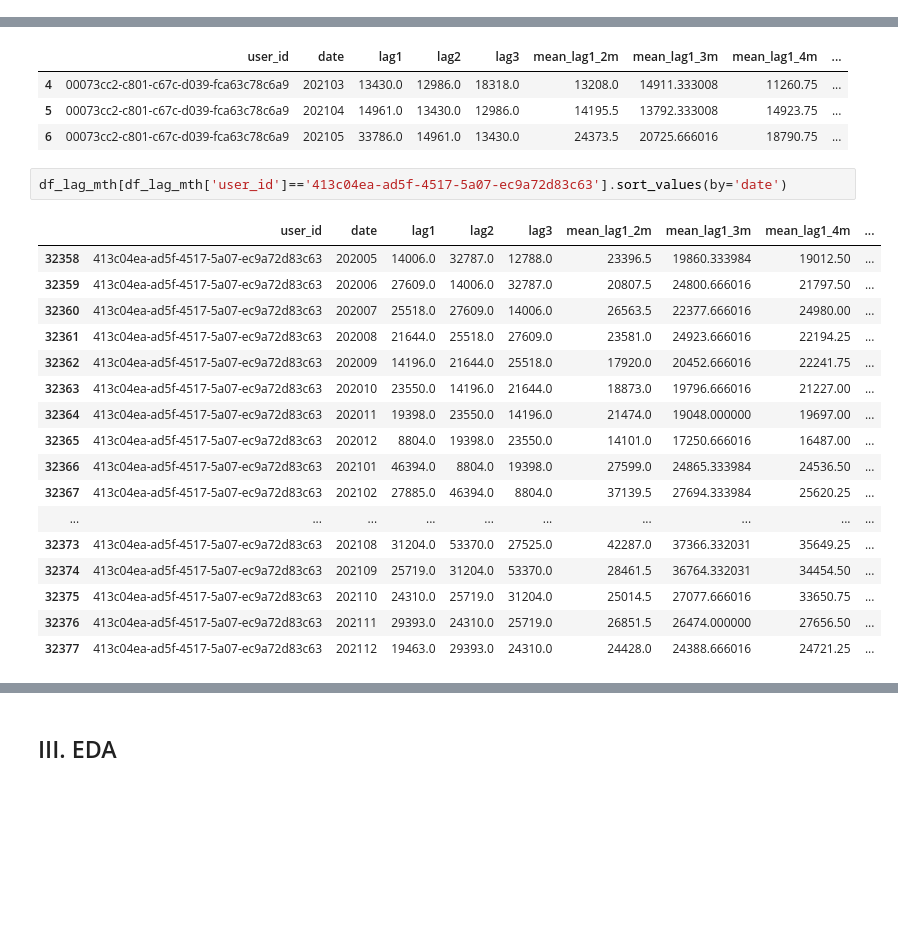
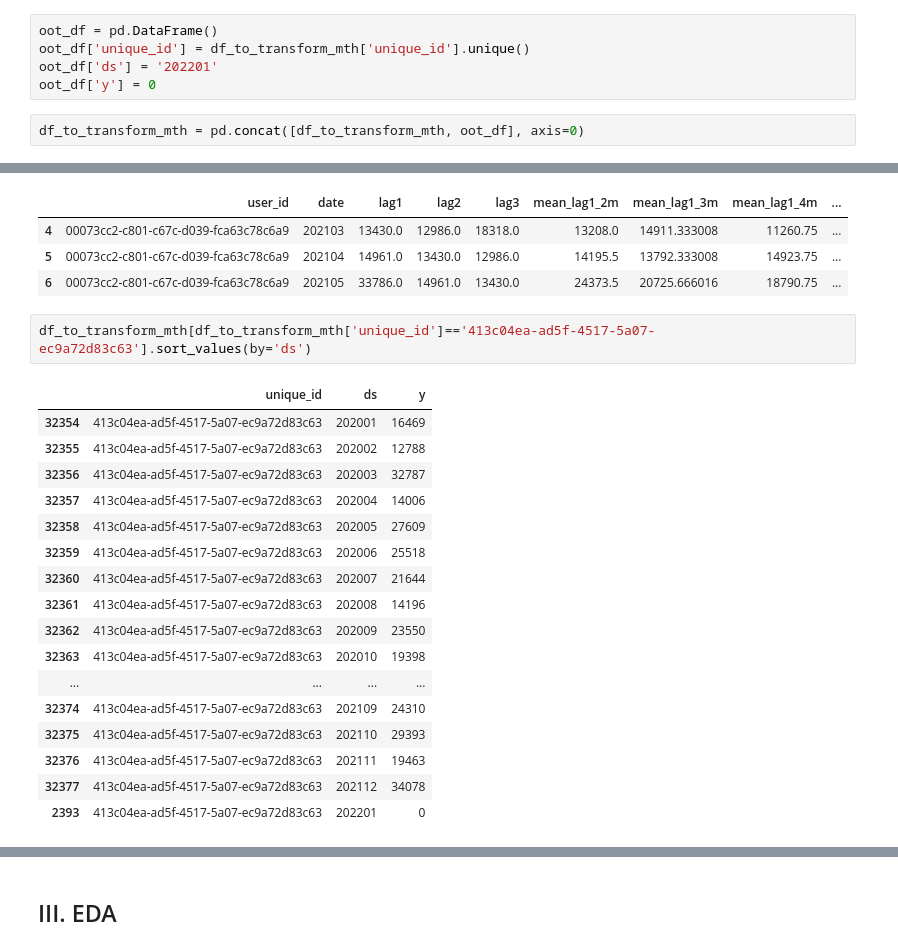
Before and after one commit to Nampq281/ts_demand_sale_forecast, a Jupyter notebook: model_run.ipynb, the cells around one changed output, grey strips where cells are left out. Drawn from its saved outputs; the diff is of its cells as text; blank space fills up the shorter version.

```diff
--- a/model_run.ipynb
+++ b/model_run.ipynb
@@ -380,6 +365,13 @@ df_to_transform_mth['ym'] = df_to_transform_mth['ds'].apply(lambda row: dt.strft
 df_to_transform_mth = df_to_transform_mth.groupby(['unique_id', 'ym'])['y'].sum().reset_index()
 # %%
 df_to_transform_mth.columns = ['unique_id',	'ds', 'y']
+# %%
+oot_df = pd.DataFrame()
+oot_df['unique_id'] = df_to_transform_mth['unique_id'].unique()
+oot_df['ds'] = '202201'
+oot_df['y'] = 0
+# %%
+df_to_transform_mth = pd.concat([df_to_transform_mth, oot_df], axis=0)
 # %%
 df_to_transform_mth.info()
 # %% [output]
@@ -446,22 +434,22 @@ df_lag_mth.head(3)
 | 5 | 00073cc2-c801-c67c-d039-fca63c78c6a9 | 202104 | 14961.0 | 13430.0 | 12986.0 | 14195.5 | 13792.333008 | 14923.75 | ... |
 | 6 | 00073cc2-c801-c67c-d039-fca63c78c6a9 | 202105 | 33786.0 | 14961.0 | 13430.0 | 24373.5 | 20725.666016 | 18790.75 | ... |
 # %%
-df_lag_mth[df_lag_mth['user_id']=='413c04ea-ad5f-4517-5a07-ec9a72d83c63'].sort_values(by='date')
+df_to_transform_mth[df_to_transform_mth['unique_id']=='413c04ea-ad5f-4517-5a07-ec9a72d83c63'].sort_values(by='ds')
 # %% [output]
-|  | user_id | date | lag1 | lag2 | lag3 | mean_lag1_2m | mean_lag1_3m | mean_lag1_4m | ... |
-| 32358 | 413c04ea-ad5f-4517-5a07-ec9a72d83c63 | 202005 | 14006.0 | 32787.0 | 12788.0 | 23396.5 | 19860.333984 | 19012.50 | ... |
-| 32359 | 413c04ea-ad5f-4517-5a07-ec9a72d83c63 | 202006 | 27609.0 | 14006.0 | 32787.0 | 20807.5 | 24800.666016 | 21797.50 | ... |
-| 32360 | 413c04ea-ad5f-4517-5a07-ec9a72d83c63 | 202007 | 25518.0 | 27609.0 | 14006.0 | 26563.5 | 22377.666016 | 24980.00 | ... |
-| 32361 | 413c04ea-ad5f-4517-5a07-ec9a72d83c63 | 202008 | 21644.0 | 25518.0 | 27609.0 | 23581.0 | 24923.666016 | 22194.25 | ... |
-| 32362 | 413c04ea-ad5f-4517-5a07-ec9a72d83c63 | 202009 | 14196.0 | 21644.0 | 25518.0 | 17920.0 | 20452.666016 | 22241.75 | ... |
-| 32363 | 413c04ea-ad5f-4517-5a07-ec9a72d83c63 | 202010 | 23550.0 | 14196.0 | 21644.0 | 18873.0 | 19796.666016 | 21227.00 | ... |
-| 32364 | 413c04ea-ad5f-4517-5a07-ec9a72d83c63 | 202011 | 19398.0 | 23550.0 | 14196.0 | 21474.0 | 19048.000000 | 19697.00 | ... |
-| 32365 | 413c04ea-ad5f-4517-5a07-ec9a72d83c63 | 202012 | 8804.0 | 19398.0 | 23550.0 | 14101.0 | 17250.666016 | 16487.00 | ... |
-| 32366 | 413c04ea-ad5f-4517-5a07-ec9a72d83c63 | 202101 | 46394.0 | 8804.0 | 19398.0 | 27599.0 | 24865.333984 | 24536.50 | ... |
-| 32367 | 413c04ea-ad5f-4517-5a07-ec9a72d83c63 | 202102 | 27885.0 | 46394.0 | 8804.0 | 37139.5 | 27694.333984 | 25620.25 | ... |
-| ... | ... | ... | ... | ... | ... | ... | ... | ... | ... |
-| 32373 | 413c04ea-ad5f-4517-5a07-ec9a72d83c63 | 202108 | 31204.0 | 53370.0 | 27525.0 | 42287.0 | 37366.332031 | 35649.25 | ... |
-| 32374 | 413c04ea-ad5f-4517-5a07-ec9a72d83c63 | 202109 | 25719.0 | 31204.0 | 53370.0 | 28461.5 | 36764.332031 | 34454.50 | ... |
-| 32375 | 413c04ea-ad5f-4517-5a07-ec9a72d83c63 | 202110 | 24310.0 | 25719.0 | 31204.0 | 25014.5 | 27077.666016 | 33650.75 | ... |
-| 32376 | 413c04ea-ad5f-4517-5a07-ec9a72d83c63 | 202111 | 29393.0 | 24310.0 | 25719.0 | 26851.5 | 26474.000000 | 27656.50 | ... |
-| 32377 | 413c04ea-ad5f-4517-5a07-ec9a72d83c63 | 202112 | 19463.0 | 29393.0 | 24310.0 | 24428.0 | 24388.666016 | 24721.25 | ... |
+|  | unique_id | ds | y |
+| 32354 | 413c04ea-ad5f-4517-5a07-ec9a72d83c63 | 202001 | 16469 |
+| 32355 | 413c04ea-ad5f-4517-5a07-ec9a72d83c63 | 202002 | 12788 |
+| 32356 | 413c04ea-ad5f-4517-5a07-ec9a72d83c63 | 202003 | 32787 |
+| 32357 | 413c04ea-ad5f-4517-5a07-ec9a72d83c63 | 202004 | 14006 |
+| 32358 | 413c04ea-ad5f-4517-5a07-ec9a72d83c63 | 202005 | 27609 |
+| 32359 | 413c04ea-ad5f-4517-5a07-ec9a72d83c63 | 202006 | 25518 |
+| 32360 | 413c04ea-ad5f-4517-5a07-ec9a72d83c63 | 202007 | 21644 |
+| 32361 | 413c04ea-ad5f-4517-5a07-ec9a72d83c63 | 202008 | 14196 |
+| 32362 | 413c04ea-ad5f-4517-5a07-ec9a72d83c63 | 202009 | 23550 |
+| 32363 | 413c04ea-ad5f-4517-5a07-ec9a72d83c63 | 202010 | 19398 |
+| ... | ... | ... | ... |
+| 32374 | 413c04ea-ad5f-4517-5a07-ec9a72d83c63 | 202109 | 24310 |
+| 32375 | 413c04ea-ad5f-4517-5a07-ec9a72d83c63 | 202110 | 29393 |
+| 32376 | 413c04ea-ad5f-4517-5a07-ec9a72d83c63 | 202111 | 19463 |
+| 32377 | 413c04ea-ad5f-4517-5a07-ec9a72d83c63 | 202112 | 34078 |
+| 2393 | 413c04ea-ad5f-4517-5a07-ec9a72d83c63 | 202201 | 0 |
```
Also changed, not shown: parts of 58 cells of this notebook.
